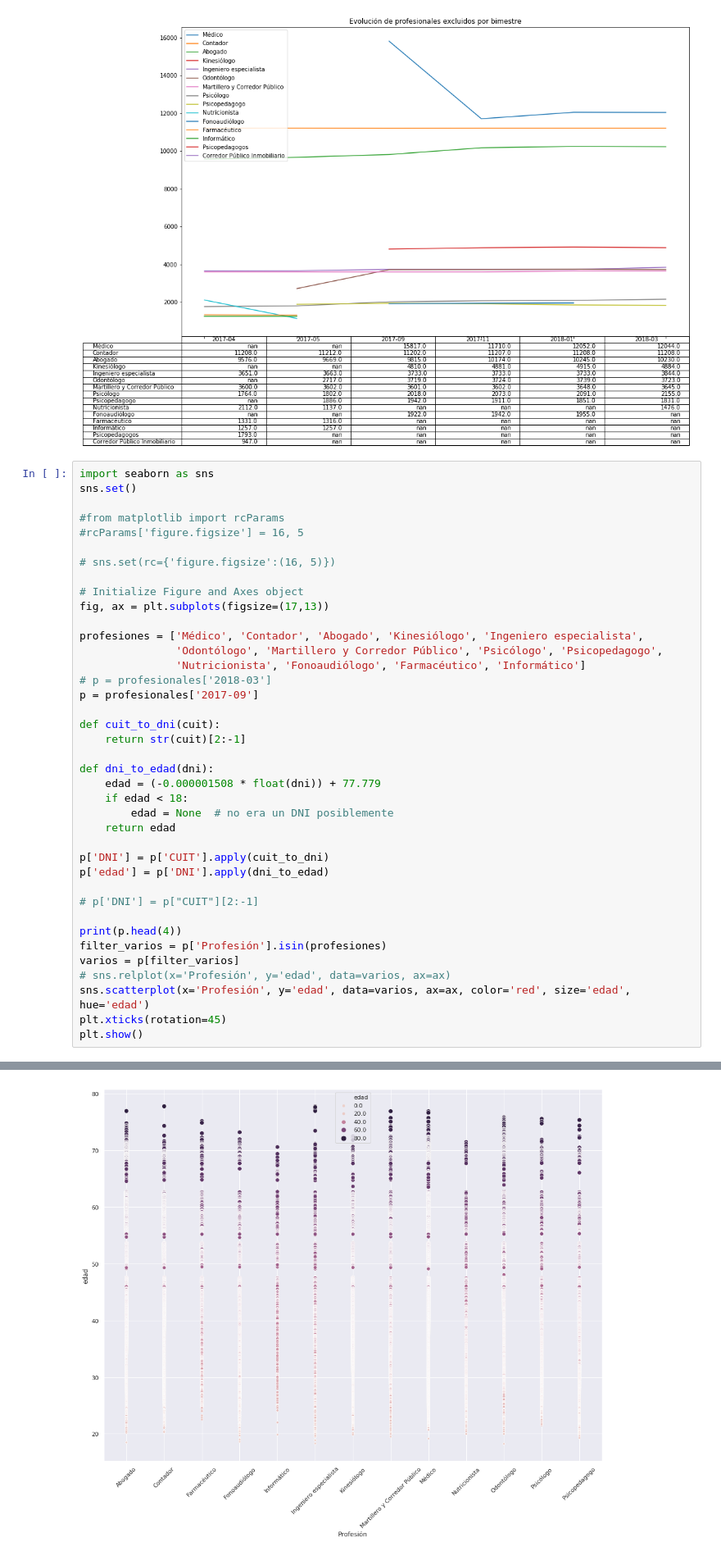
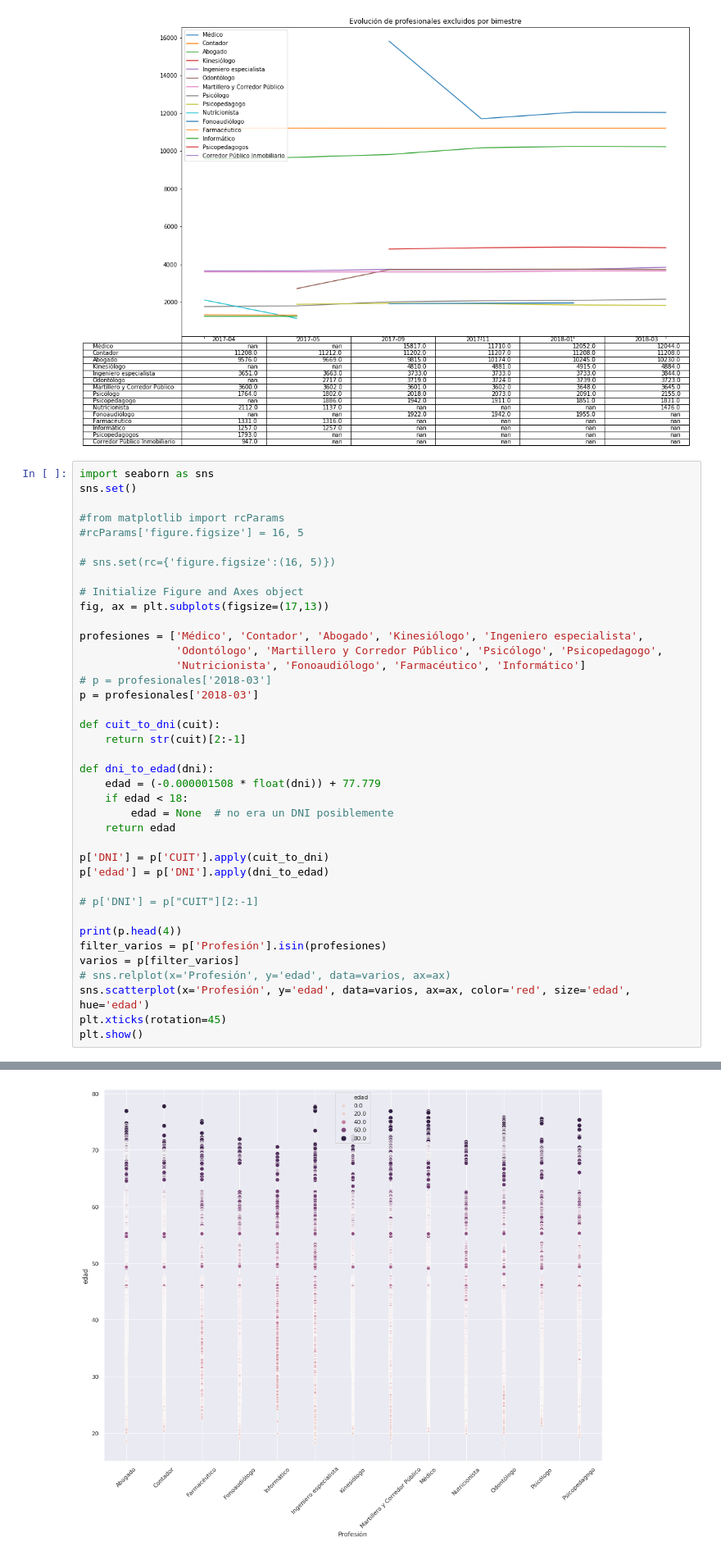
Before and after one commit to ModernizacionMuniCBA/profesionales-excluidos-muni-cordoba, a Jupyter notebook: analisis-serie-profesionales-excluidos.ipynb, the cells around one changed output, grey strips where cells are left out. Shown: that part at 82% size. Saved outputs shown, nothing was run; the diff lists cells and outputs as text.

```diff
--- a/analisis-serie-profesionales-excluidos.ipynb
+++ b/analisis-serie-profesionales-excluidos.ipynb
@@ -134,7 +134,7 @@ profesiones = ['Médico', 'Contador', 'Abogado', 'Kinesiólogo', 'Ingeniero espe
                'Odontólogo', 'Martillero y Corredor Público', 'Psicólogo', 'Psicopedagogo',
                'Nutricionista', 'Fonoaudiólogo', 'Farmacéutico', 'Informático']
 # p = profesionales['2018-03']
-p = profesionales['2017-09']
+p = profesionales['2018-03']
 
 def cuit_to_dni(cuit):
     return str(cuit)[2:-1]
@@ -166 +166 @@ plt.show()
-[figure, old version]
+[figure, new version]
```
